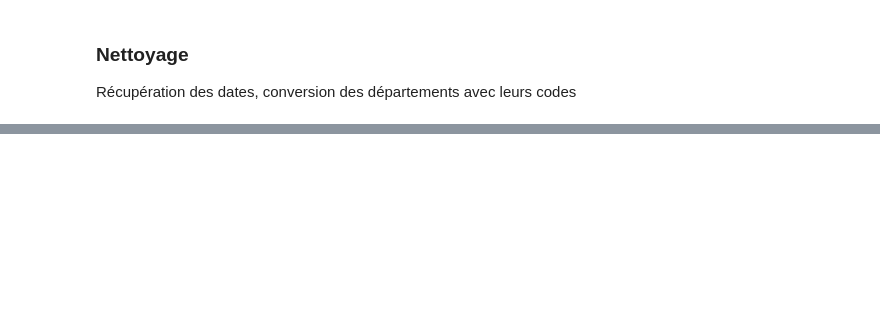
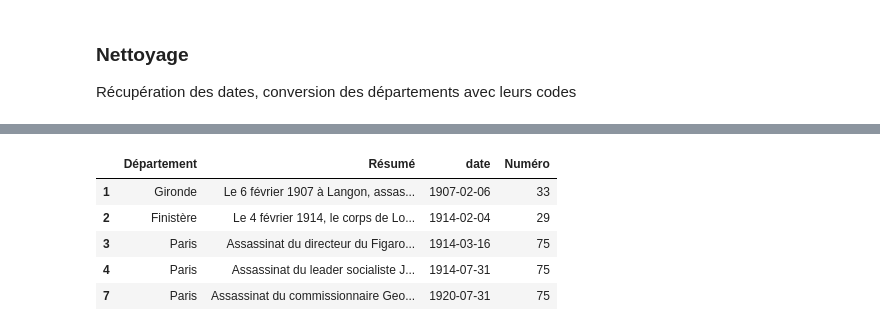
Before and after one commit to jadevalade2/projet_python_datascience_2AS1, a Jupyter notebook: donnees_juris.ipynb, the cells around one changed output, grey strips where cells are left out. Cells and saved outputs as stored; diff of their text form; code cells hidden in the pictures; blank space fills up the shorter version.

```diff
--- a/donnees_juris.ipynb
+++ b/donnees_juris.ipynb
@@ -244,0 +369,14 @@ La méthode semble satisfaisante, on convertit les départements par leur numér
+# %%
+### Création de la clé d'identification
+import pandas as pd
+
+faitsDivDF = faitsDivDF.dropna()
+faitsDivDF["date"] = pd.to_datetime(faitsDivDF["date"], format= f'%d-%m-%Y')
+faitsDivDF.head()
+# %% [output]
+|  | Département | Résumé | date | Numéro |
+| 1 | Gironde | Le 6 février 1907 à Langon, assas... | 1907-02-06 | 33 |
+| 2 | Finistère | Le 4 février 1914, le corps de Lo... | 1914-02-04 | 29 |
+| 3 | Paris | Assassinat du directeur du Figaro... | 1914-03-16 | 75 |
+| 4 | Paris | Assassinat du leader socialiste J... | 1914-07-31 | 75 |
+| 7 | Paris | Assassinat du commissionnaire Geo... | 1920-07-31 | 75 |
```
Also changed, not shown: parts of 8 cells of this notebook, 1 other file.
